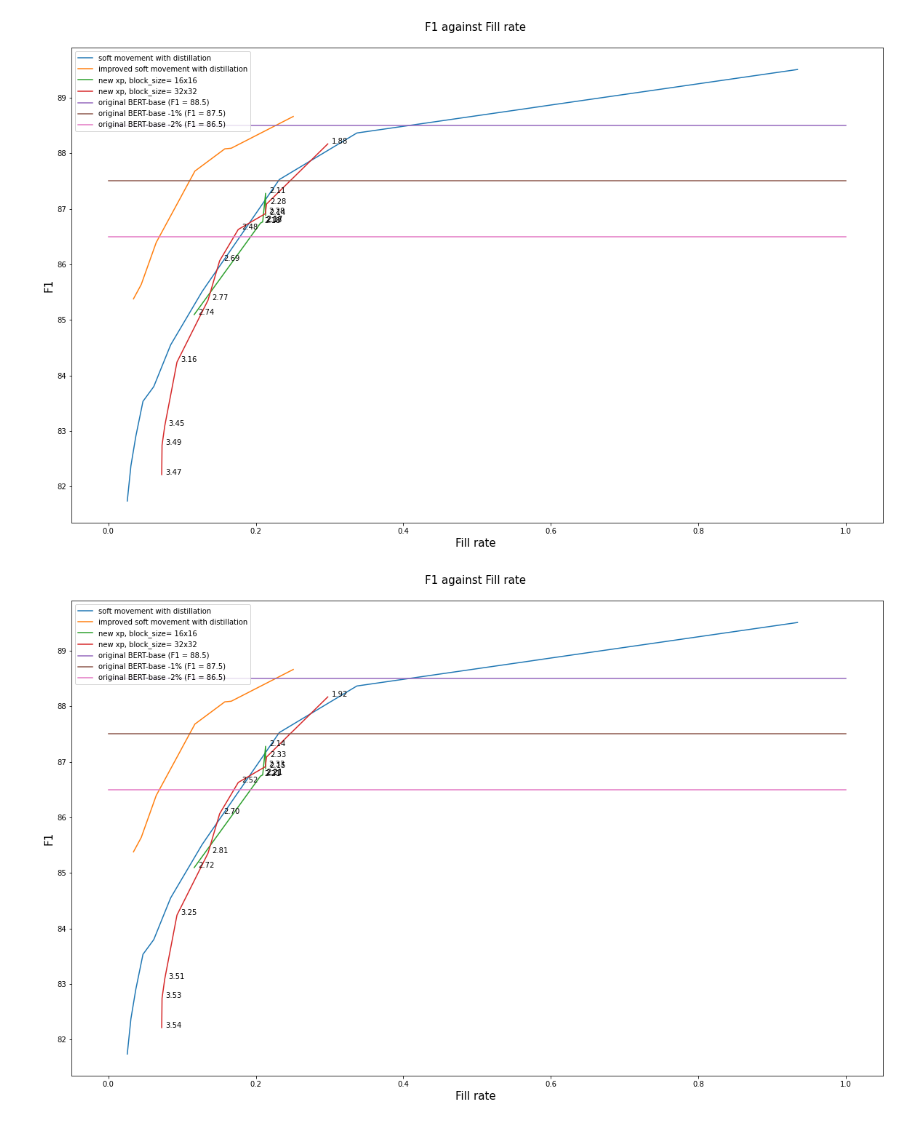
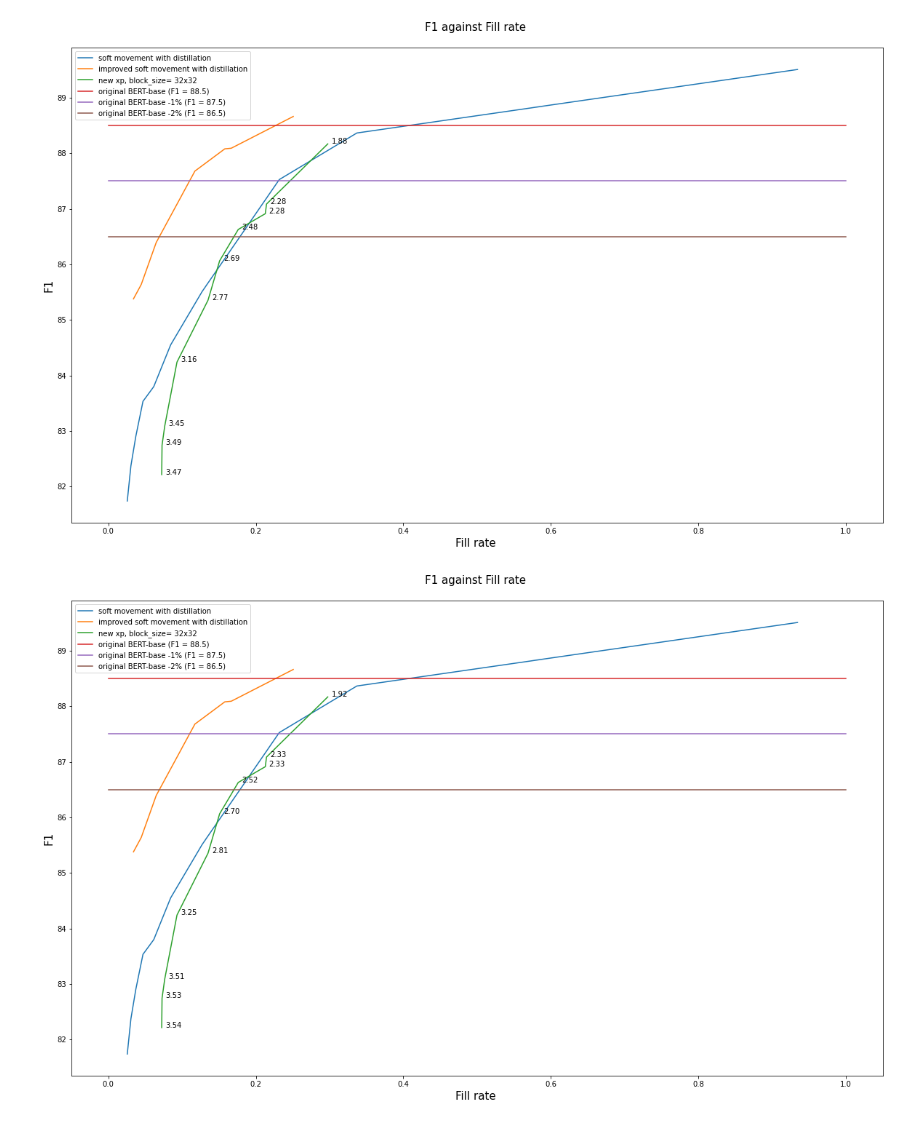
Before and after one commit to huggingface/nn_pruning, a Jupyter notebook: nn_pruning/analysis/Results.ipynb, the cells around one changed output. Saved outputs shown, nothing was run; the diff lists cells and outputs as text; code cells hidden in the pictures.

```diff
--- a/nn_pruning/analysis/Results.ipynb
+++ b/nn_pruning/analysis/Results.ipynb
@@ -237,7 +237,7 @@ class Plotter():
         category_keys.sort()
 
     #    select = ['block_sparse', 'improved soft movement with distillation', 'misc', 'new method, attention pruned with rows', 'new method, longer final warmup (15 instead of 10)', 'new xp, block_size= 16x16', 'new xp, block_size= 32x32', 'new xp, block_size= 64x32', 'small_epoch']
-        select = ['improved soft movement with distillation', 'new xp, block_size= 32x32', 'new xp, block_size= 16x16']
+        select = ['improved soft movement with distillation', 'new xp, block_size= 32x32'] #, 'new xp, block_size= 16x16']
 
 
         for k in category_keys:
@@ -270,37 +270,37 @@ class Plotter():
 
             try:
                 for i, txt in enumerate(x):
                     ax1.annotate("%0.2f" % data[i]["speedup"], (x[i]+0.005, y[i]+0.005))
             except Exception as e:
                 pass
 
         for i in range(3):
             f1 = 88.5 - i
             pyplot.plot([0,1], [88.5 - i] * 2, label=f"original BERT-base {'' if i == 0 else str(-i)+'% '}(F1 = {f1})")
 
         pyplot.legend(loc='upper left');
         #pyplot.xscale('log')
 
         #c = plt.colorbar()
         #c.ax.set_title("Number of epochs")
         #pyplot.xlim(0.0, 0.2)
         #pyplot.ylim(84, 89)
         XLabel = 'Fill rate '
         #XLabel = "speedup"
         fontsize = 15
         pyplot.xlabel(XLabel, fontsize=fontsize)
         YLabel = "F1"
         pyplot.ylabel(YLabel, fontsize=fontsize)
         title = '%s against %s\n' % (YLabel, XLabel)
         pyplot.title(title, fontsize=fontsize)
 
 p = Plotter("results3.json")
 p.plot()
 # %% [output]
-[figure, old version]
+[figure, new version]
 # %%
 
 p = Plotter("results.json")
 p.plot()
 # %% [output]
-[figure, old version]
+[figure, new version]
```
Also changed, not shown: 2 other files.
